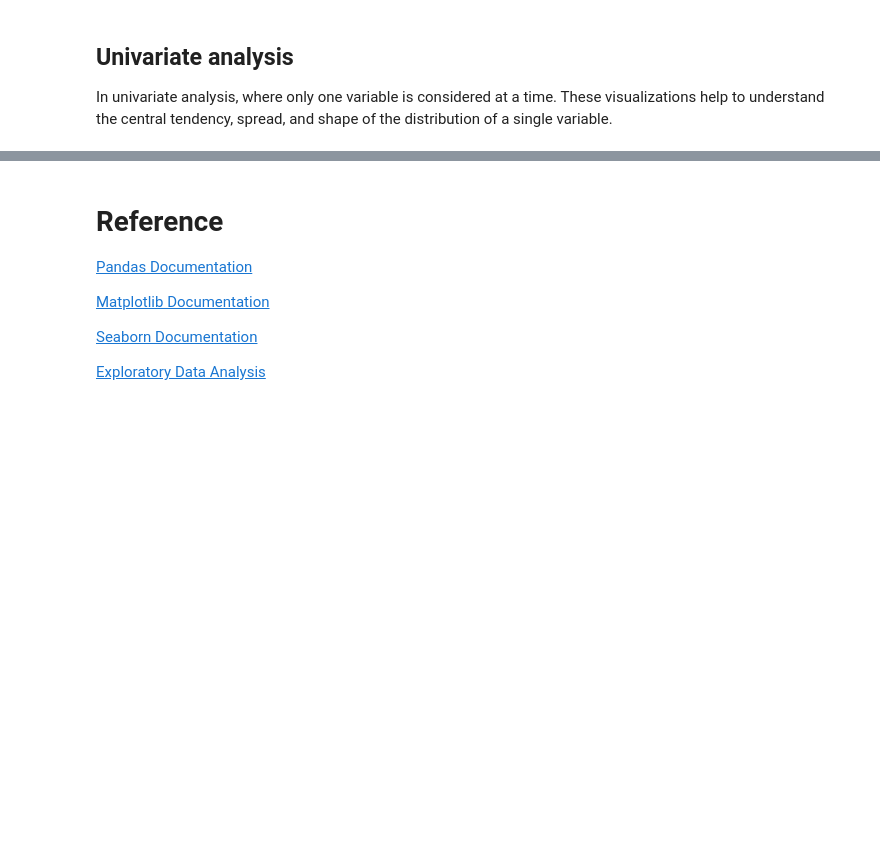
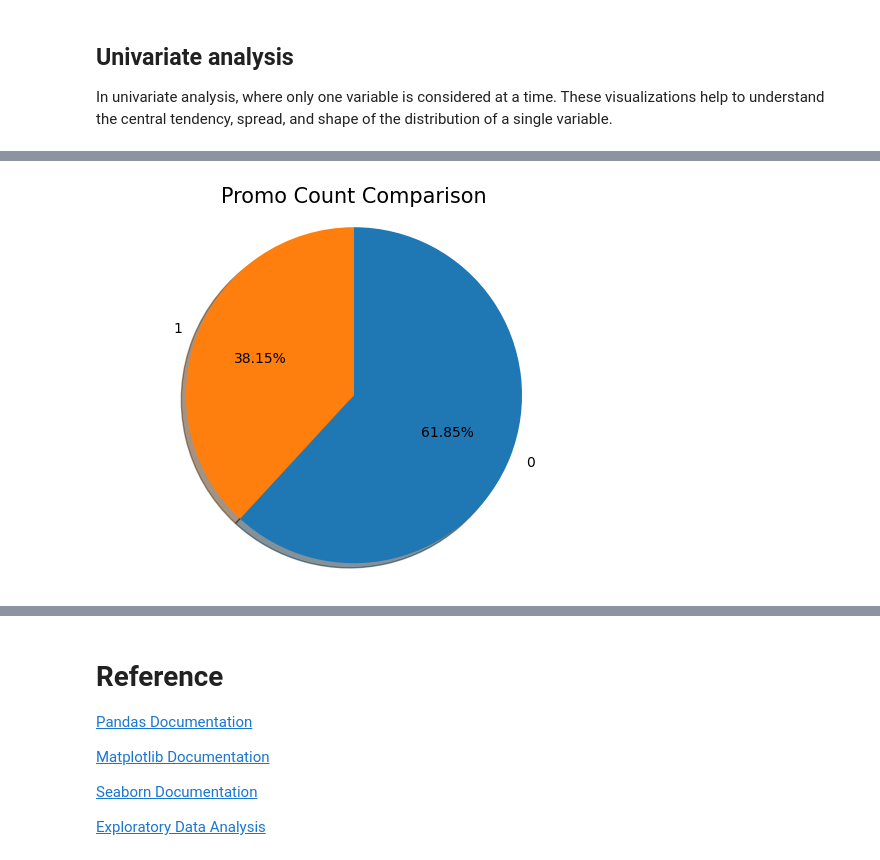
Before and after one commit to der-bew/Rossmann_Store_Sales_Analysis, a Jupyter notebook: rossmann-store-analysis/notebooks/EDA.ipynb, the cells around one changed output, grey strips where cells are left out. Drawn from its saved outputs; the diff is of its cells as text; code cells hidden in the pictures; blank space fills up the shorter version.

```diff
--- a/rossmann-store-analysis/notebooks/EDA.ipynb
+++ b/rossmann-store-analysis/notebooks/EDA.ipynb
@@ -433,17 +374,0 @@ The above plot shows:
-# %%
-# Get the counts of sentiments
-sentiments_counts = review_df["Sentiment"].value_counts()
-
-# Create an explode sequence of zeros with the same length as sentiments_counts
-explode = [0]*len(sentiments_counts)
-
-# Plot the pie chart
-plt.pie(sentiments_counts,
-        labels=sentiments_counts.index,
-        startangle=90,
-        counterclock=False,
-        autopct='%1.2f%%',
-        explode=explode,
-        shadow=True)
-plt.title('Sentiments Count Comparison', fontsize=15)
-plt.axis('equal');
@@ -558,0 +377,19 @@ The analysis followed these steps: First, we gathered the dataset for the analys
+# %%
+# pie Plot
+def plot_pie(df, col):
+        counts = df[col].value_counts()
+
+        # Create an explode sequence of zeros with the same length as promo_counts
+        explode = [0]*len(counts)
+
+        # Plot the pie chart
+        plt.pie(counts,
+                labels=counts.index,
+                startangle=90,
+                counterclock=False,
+                autopct='%1.2f%%',
+                explode=explode,
+                shadow=True)
+        plt.title(f'{col} Count Comparison', fontsize=15)
+        plt.axis('equal')
+        plt.show()
@@ -558,0 +401,3 @@ The analysis followed these steps: First, we gathered the dataset for the analys
+# %%
+plot_pie(train_df, "Promo")
+# %% [output]
@@ -558,0 +405 @@ The analysis followed these steps: First, we gathered the dataset for the analys
+[figure, added]
```
Also changed, not shown: parts of 89 cells of this notebook, 1 other file.
